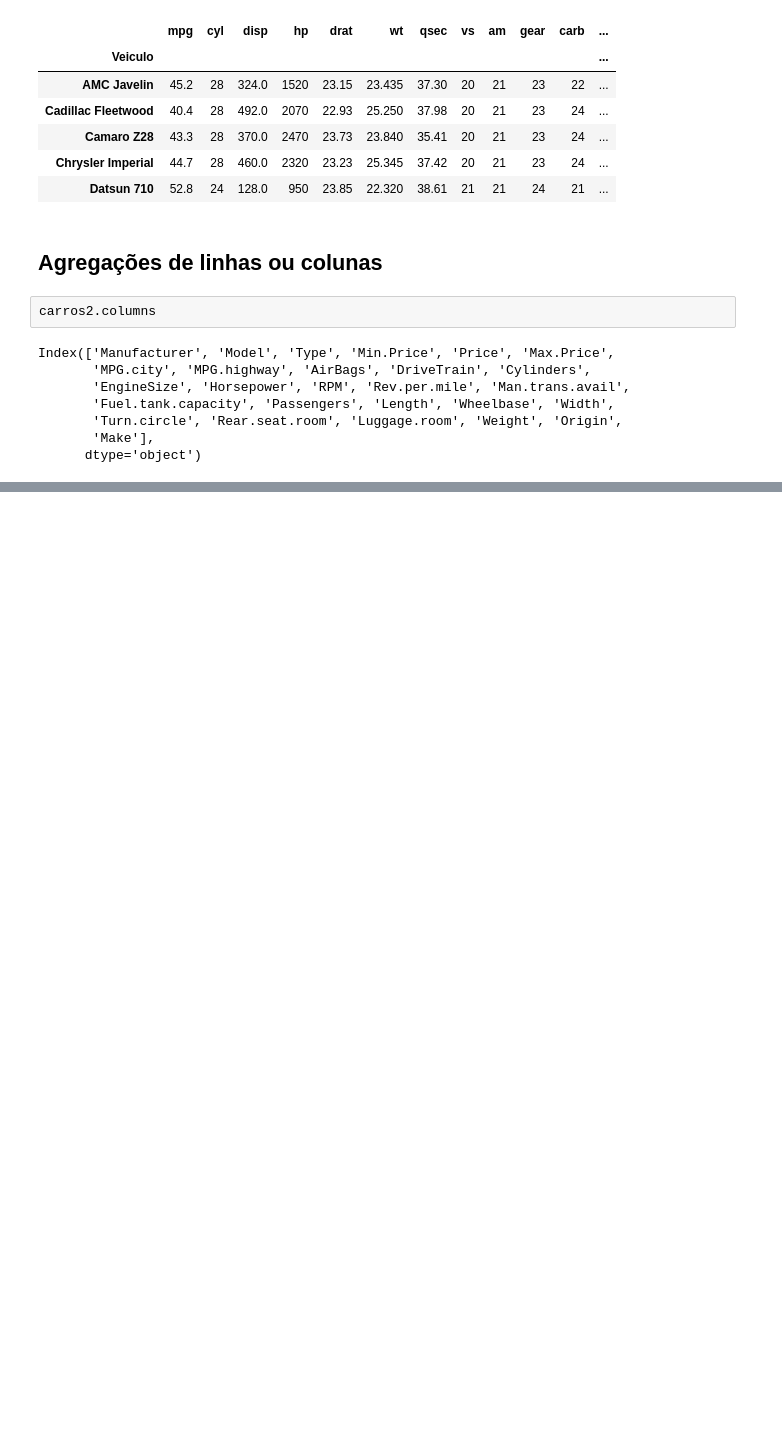
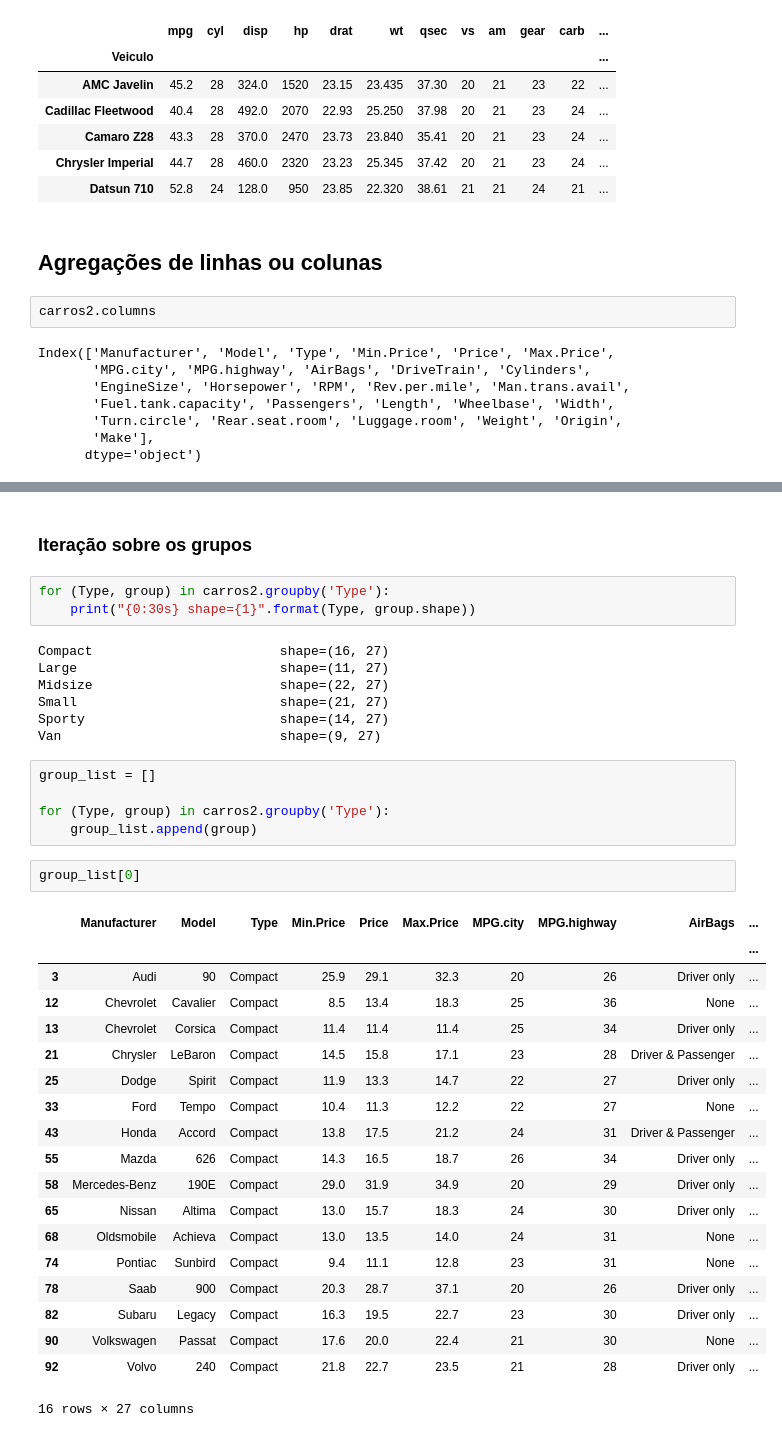
Before and after one commit to AnaMarcacini/CienciaDeDados, a Jupyter notebook: EstudoAnaP1_Pratica.ipynb, the cells around one changed output, grey strips where cells are left out. Drawn from its saved outputs; the diff is of its cells as text; blank space fills up the shorter version.

```diff
--- a/EstudoAnaP1_Pratica.ipynb
+++ b/EstudoAnaP1_Pratica.ipynb
@@ -972,0 +1230,39 @@ Index(['Manufacturer', 'Model', 'Type', 'Min.Price', 'Price', 'Max.Price',
+# %% [markdown]
+### Iteração sobre os grupos
+# %%
+for (Type, group) in carros2.groupby('Type'):
+    print("{0:30s} shape={1}".format(Type, group.shape))
+# %% [output]
+Compact                        shape=(16, 27)
+Large                          shape=(11, 27)
+Midsize                        shape=(22, 27)
+Small                          shape=(21, 27)
+Sporty                         shape=(14, 27)
+Van                            shape=(9, 27)
+# %%
+group_list = []
+
+for (Type, group) in carros2.groupby('Type'):
+    group_list.append(group)
+# %%
+group_list[0]
+# %% [output]
+|  | Manufacturer | Model | Type | Min.Price | Price | Max.Price | MPG.city | MPG.highway | AirBags | ... |
+|  |  |  |  |  |  |  |  |  |  | ... |
+| 3 | Audi | 90 | Compact | 25.9 | 29.1 | 32.3 | 20 | 26 | Driver only | ... |
+| 12 | Chevrolet | Cavalier | Compact | 8.5 | 13.4 | 18.3 | 25 | 36 | None | ... |
+| 13 | Chevrolet | Corsica | Compact | 11.4 | 11.4 | 11.4 | 25 | 34 | Driver only | ... |
+| 21 | Chrysler | LeBaron | Compact | 14.5 | 15.8 | 17.1 | 23 | 28 | Driver & Passenger | ... |
+| 25 | Dodge | Spirit | Compact | 11.9 | 13.3 | 14.7 | 22 | 27 | Driver only | ... |
+| 33 | Ford | Tempo | Compact | 10.4 | 11.3 | 12.2 | 22 | 27 | None | ... |
+| 43 | Honda | Accord | Compact | 13.8 | 17.5 | 21.2 | 24 | 31 | Driver & Passenger | ... |
+| 55 | Mazda | 626 | Compact | 14.3 | 16.5 | 18.7 | 26 | 34 | Driver only | ... |
+| 58 | Mercedes-Benz | 190E | Compact | 29.0 | 31.9 | 34.9 | 20 | 29 | Driver only | ... |
+| 65 | Nissan | Altima | Compact | 13.0 | 15.7 | 18.3 | 24 | 30 | Driver only | ... |
+| 68 | Oldsmobile | Achieva | Compact | 13.0 | 13.5 | 14.0 | 24 | 31 | None | ... |
+| 74 | Pontiac | Sunbird | Compact | 9.4 | 11.1 | 12.8 | 23 | 31 | None | ... |
+| 78 | Saab | 900 | Compact | 20.3 | 28.7 | 37.1 | 20 | 26 | Driver only | ... |
+| 82 | Subaru | Legacy | Compact | 16.3 | 19.5 | 22.7 | 23 | 30 | Driver only | ... |
+| 90 | Volkswagen | Passat | Compact | 17.6 | 20.0 | 22.4 | 21 | 30 | None | ... |
+| 92 | Volvo | 240 | Compact | 21.8 | 22.7 | 23.5 | 21 | 28 | Driver only | ... |
+16 rows × 27 columns
```
Also changed, not shown: parts of 88 cells of this notebook.
